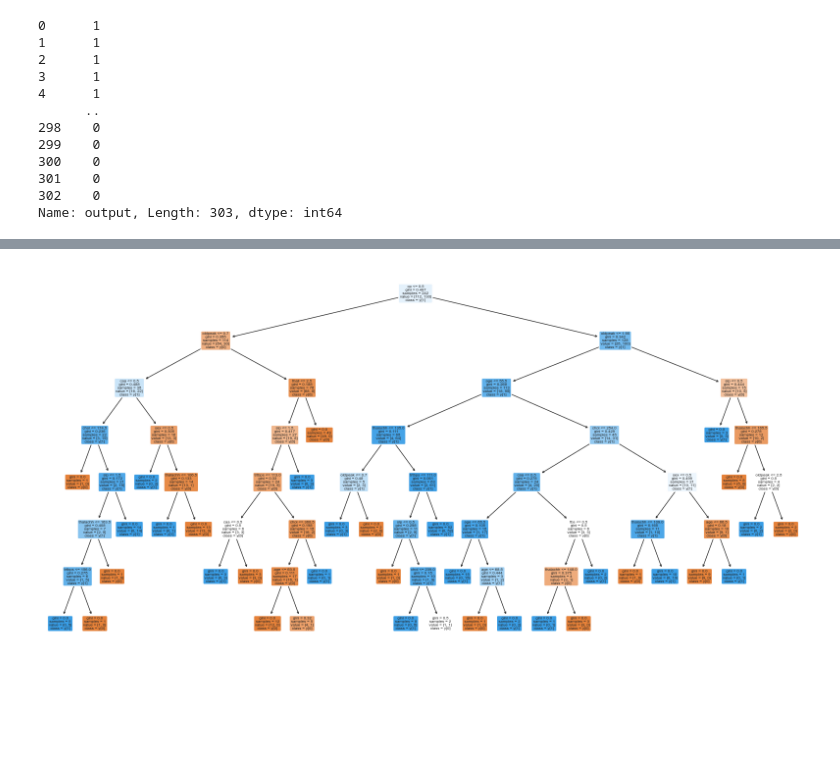
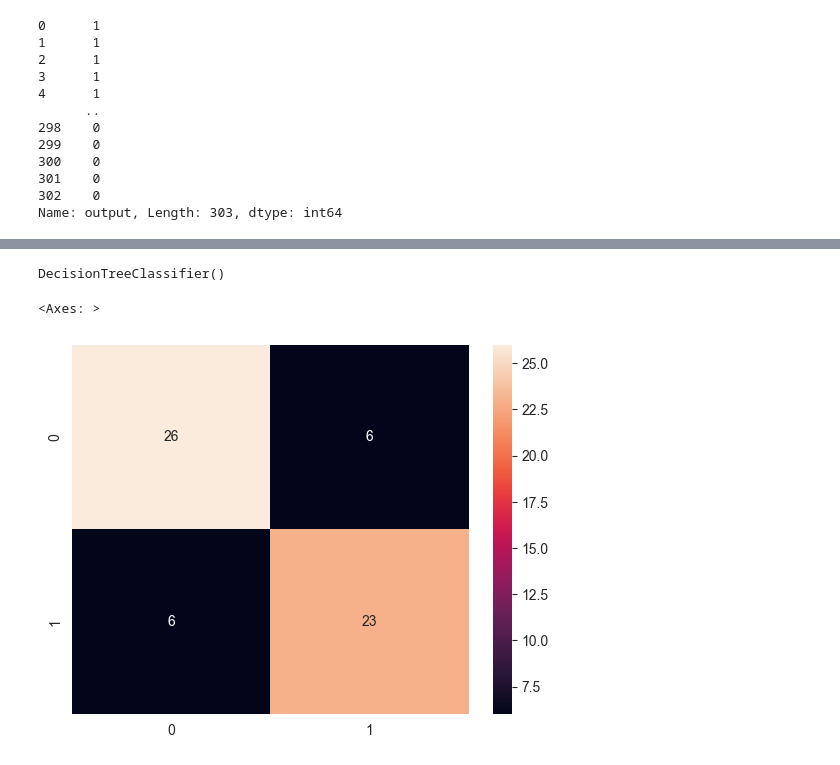
Before and after one commit to Marouan19/ML_Classification, a Jupyter notebook: classification.ipynb, the cells around one changed output, grey strips where cells are left out. Cells and saved outputs as stored; diff of their text form; code cells hidden in the pictures; blank space fills up the shorter version.

```diff
--- a/classification.ipynb
+++ b/classification.ipynb
@@ -309,7 +316,12 @@ Accuracy: 72.13%
-# %%
-# Visualize the decision tree
-plt.figure(figsize=(20, 10))
-plot_tree(clf, filled=True, feature_names=data.columns[:-1], class_names=True, rounded=True)
-plt.show()
-# %% [output]
-[figure, old version]
+# %%
+# importation du modèle (régression logistique)
+from sklearn.linear_model import LogisticRegression
+# LogisticRegression() est une extention du modèle
+Classifier = DecisionTreeClassifier()
+# application de la régression logistique sur les données d'entrainement
+Classifier.fit(X_train, y_train)
+# %% [output]
+DecisionTreeClassifier()
+# %%
+# prédire la sortie à partir des inputs de la base de données du testing
+y_predict_test = Classifier.predict(X_test)
@@ -315,0 +331,7 @@ plt.show()
+# %%
+# matrice de confusion
+cm = confusion_matrix(y_test, y_predict_test)
+sns.heatmap(cm, annot = True) # annot = True pour afficher les nombres dans la matrice
+# %% [output]
+<Axes: >
+[figure, added]
```
Also changed, not shown: parts of 8 cells of this notebook.
